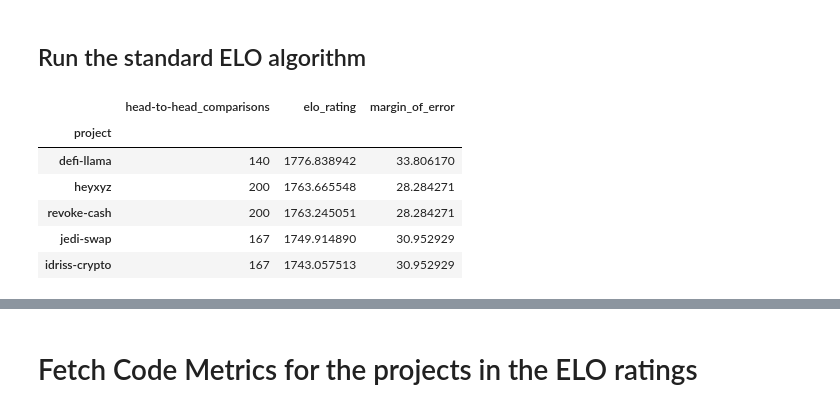
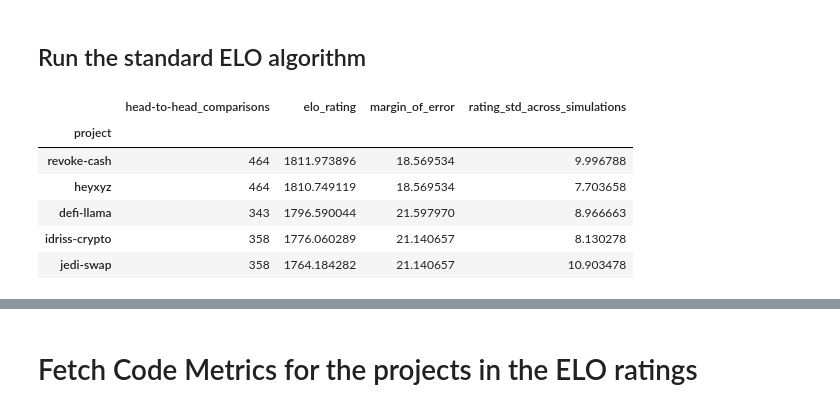
Before and after one commit to opensource-observer/insights, a Jupyter notebook: analysis/gitcoin/2025-01-30_GitcoinGrantsELO.ipynb, the cells around one changed output, grey strips where cells are left out. Saved outputs shown, nothing was run; the diff lists cells and outputs as text; code cells hidden in the pictures.

```diff
--- a/analysis/gitcoin/2025-01-30_GitcoinGrantsELO.ipynb
+++ b/analysis/gitcoin/2025-01-30_GitcoinGrantsELO.ipynb
@@ -6,9 +6,13 @@ import numpy as np
 import os
 import pandas as pd
 from google.cloud import bigquery
+from datetime import datetime
 
-os.environ['GOOGLE_APPLICATION_CREDENTIALS'] = '../../oso_gcp_credentials.json'
-client = bigquery.Client(project='opensource-observer')
+os.environ['GOOGLE_APPLICATION_CREDENTIALS'] = '/Users/rohitmalekar/oso/fleet-bongo-424111-b3-686f8f3f5e53.json'
+client = bigquery.Client()
+
+# Get today's date in YYYY-MM-DD format
+today = datetime.now().strftime('%Y-%m-%d')
 # %% [markdown]
 ## Grab historic Gitcoin funding event data for all projects
 - Subscribe to the OSO Production dataset on BigQuery (see docs [here](https://docs.opensource.observer/docs/get-started/bigquery))
@@ -113,7 +157,7 @@ oss_heavy_rounds_list = list(oss_heavy_rounds.index)
 round_filter = gitcoin_df['oso_generated_round_label'].isin(oss_heavy_rounds_list)
 
 project_round_count = gitcoin_df.groupby('oso_project_name')['round_number'].nunique()
-projects_above_round_count_threshold = list(project_round_count[project_round_count >= 3].index)
+projects_above_round_count_threshold = list(project_round_count[project_round_count >= 1].index)
 project_filter = gitcoin_df['oso_project_name'].isin(projects_above_round_count_threshold)
 
 oss_project_filter = gitcoin_df['oso_project_name'].isna() == False
@@ -156,6 +200,10 @@ for gitcoin_round in oss_heavy_rounds_list:
         })
 
 simulation_df = pd.DataFrame(simulation_data)
+
+# Sort by round number descending (latest rounds first)
+simulation_df = simulation_df.sort_values('round_number', ascending=True)
+
 simulation_df.tail()
 # %% [output]
 |  | round_number | project_a | project_b | weight_a | weight_b |
@@ -197,41 +236,69 @@ def elo_simulation(dataframe):
         score_a = 1 if share_a > 0.5 else 0 if share_a < 0.5 else 0.5
 
         k_a = 40 / (1 + appearances[project_a] / 5)
         k_b = 40 / (1 + appearances[project_b] / 5)
         k_factor = (k_a + k_b) / 2
 
         elo_ratings[project_a], elo_ratings[project_b] = update_elo(
             elo_ratings[project_a], elo_ratings[project_b], score_a, k_factor
         )
         appearances[project_a] += 1
         appearances[project_b] += 1
 
     margin_of_error = {project: 400 / np.sqrt(appearances[project]) for project in appearances}
 
     return (
         pd.DataFrame([
             {
                 'project': project,
                 'head-to-head_comparisons': appearances[project],
                 'elo_rating': rating,
                 'margin_of_error': margin_of_error[project]
             }
             for project, rating in elo_ratings.items()
         ])
         .sort_values(by='elo_rating', ascending=False)
         .set_index('project', drop=True)
     )
 
-elo_df = elo_simulation(simulation_df)
+def run_multiple_simulations(dataframe, n_simulations=50):
+    all_results = []
+
+    for _ in range(n_simulations):
+        # Shuffle the dataframe
+        shuffled_df = dataframe.sample(frac=1).reset_index(drop=True)
+        # Run simulation
+        ratings = elo_simulation(shuffled_df)
+        all_results.append(ratings)
+
+    # Combine all results
+    combined_results = pd.concat(all_results)
+
+    # Group by project and calculate means
+    final_results = combined_results.groupby(level=0).agg({
+        'head-to-head_comparisons': 'first',  # These should be same across runs
+        'elo_rating': 'mean',
+        'margin_of_error': 'mean'
+    }).sort_values('elo_rating', ascending=False)
+
+    # Add standard deviation of ratings across simulations
+    rating_std = combined_results.groupby(level=0)['elo_rating'].std()
+    final_results['rating_std_across_simulations'] = rating_std
+
+    return final_results
+
+# Run the simulations
+elo_df = run_multiple_simulations(simulation_df)
+
 elo_df.head()
 # %% [output]
-|  | head-to-head_comparisons | elo_rating | margin_of_error |
-| project |  |  |  |
-| defi-llama | 140 | 1776.838942 | 33.806170 |
-| heyxyz | 200 | 1763.665548 | 28.284271 |
-| revoke-cash | 200 | 1763.245051 | 28.284271 |
-| jedi-swap | 167 | 1749.914890 | 30.952929 |
-| idriss-crypto | 167 | 1743.057513 | 30.952929 |
+|  | head-to-head_comparisons | elo_rating | margin_of_error | rating_std_across_simulations |
+| project |  |  |  |  |
+| revoke-cash | 464 | 1811.973896 | 18.569534 | 9.996788 |
+| heyxyz | 464 | 1810.749119 | 18.569534 | 7.703658 |
+| defi-llama | 343 | 1796.590044 | 21.597970 | 8.966663 |
+| idriss-crypto | 358 | 1776.060289 | 21.140657 | 8.130278 |
+| jedi-swap | 358 | 1764.184282 | 21.140657 | 10.903478 |
 # %%
 df = (
     elo_df
```
Also changed, not shown: parts of 12 cells of this notebook, 6 other files.
